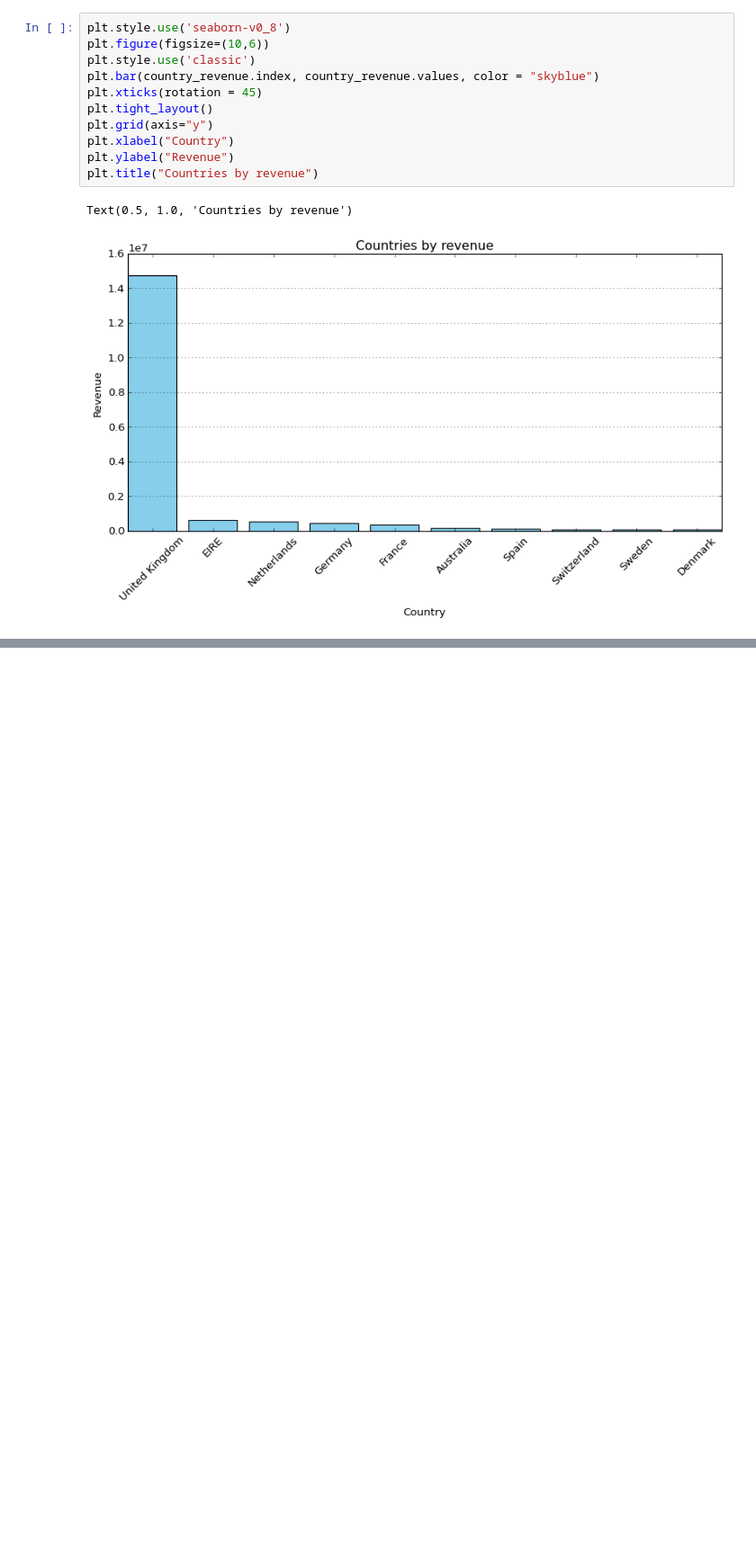
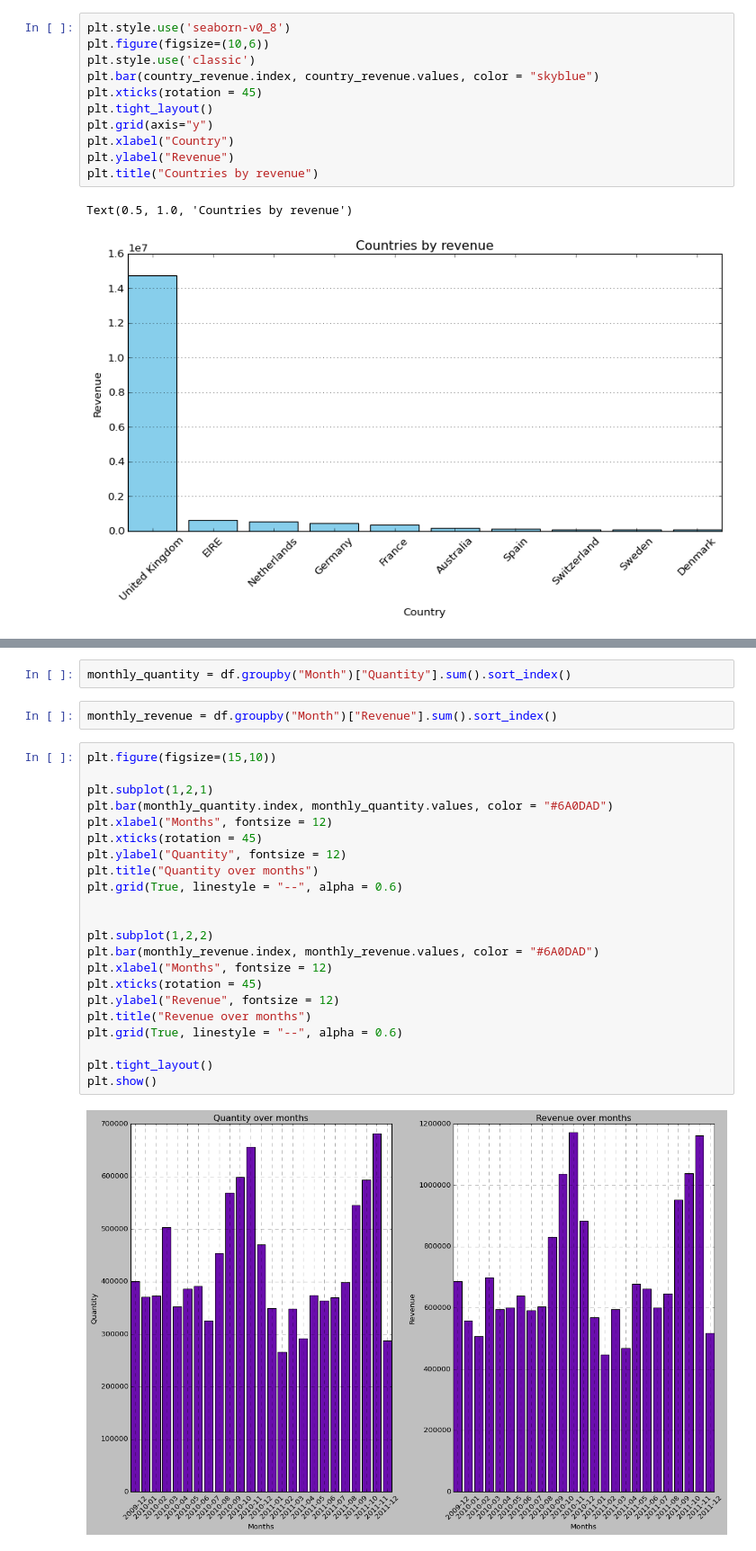
Before and after one commit to ABDREHMAN1999/Datascience-and-Gen-AI-learning, a Jupyter notebook: Practicals/level_2/DataVisualization.ipynb, the cells around one changed output, grey strips where cells are left out. Shown at 90% size. Cells and saved outputs as stored; diff of their text form; blank space fills up the shorter version.

```diff
--- a/Practicals/level_2/DataVisualization.ipynb
+++ b/Practicals/level_2/DataVisualization.ipynb
@@ -219,0 +247,28 @@ plt.style.available
+# %%
+monthly_quantity = df.groupby("Month")["Quantity"].sum().sort_index()
+# %%
+monthly_revenue = df.groupby("Month")["Revenue"].sum().sort_index()
+# %%
+plt.figure(figsize=(15,10))
+
+plt.subplot(1,2,1)
+plt.bar(monthly_quantity.index, monthly_quantity.values, color = "#6A0DAD")
+plt.xlabel("Months", fontsize = 12)
+plt.xticks(rotation = 45)
+plt.ylabel("Quantity", fontsize = 12)
+plt.title("Quantity over months")
+plt.grid(True, linestyle = "--", alpha = 0.6)
+
+
+plt.subplot(1,2,2)
+plt.bar(monthly_revenue.index, monthly_revenue.values, color = "#6A0DAD")
+plt.xlabel("Months", fontsize = 12)
+plt.xticks(rotation = 45)
+plt.ylabel("Revenue", fontsize = 12)
+plt.title("Revenue over months")
+plt.grid(True, linestyle = "--", alpha = 0.6)
+
+plt.tight_layout()
+plt.show()
+# %% [output]
+[figure, added]
```
Also changed, not shown: parts of 24 cells of this notebook.
